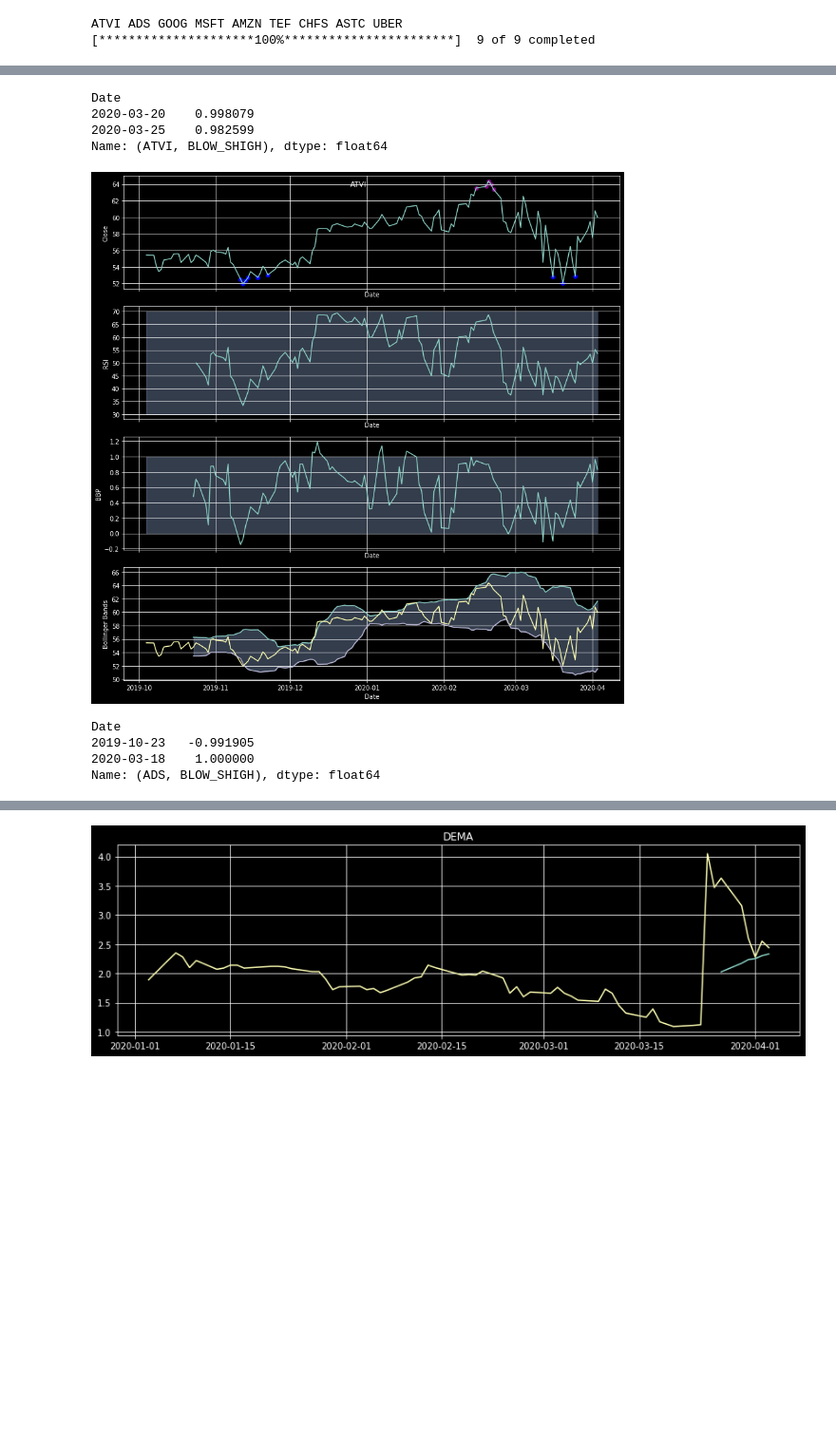
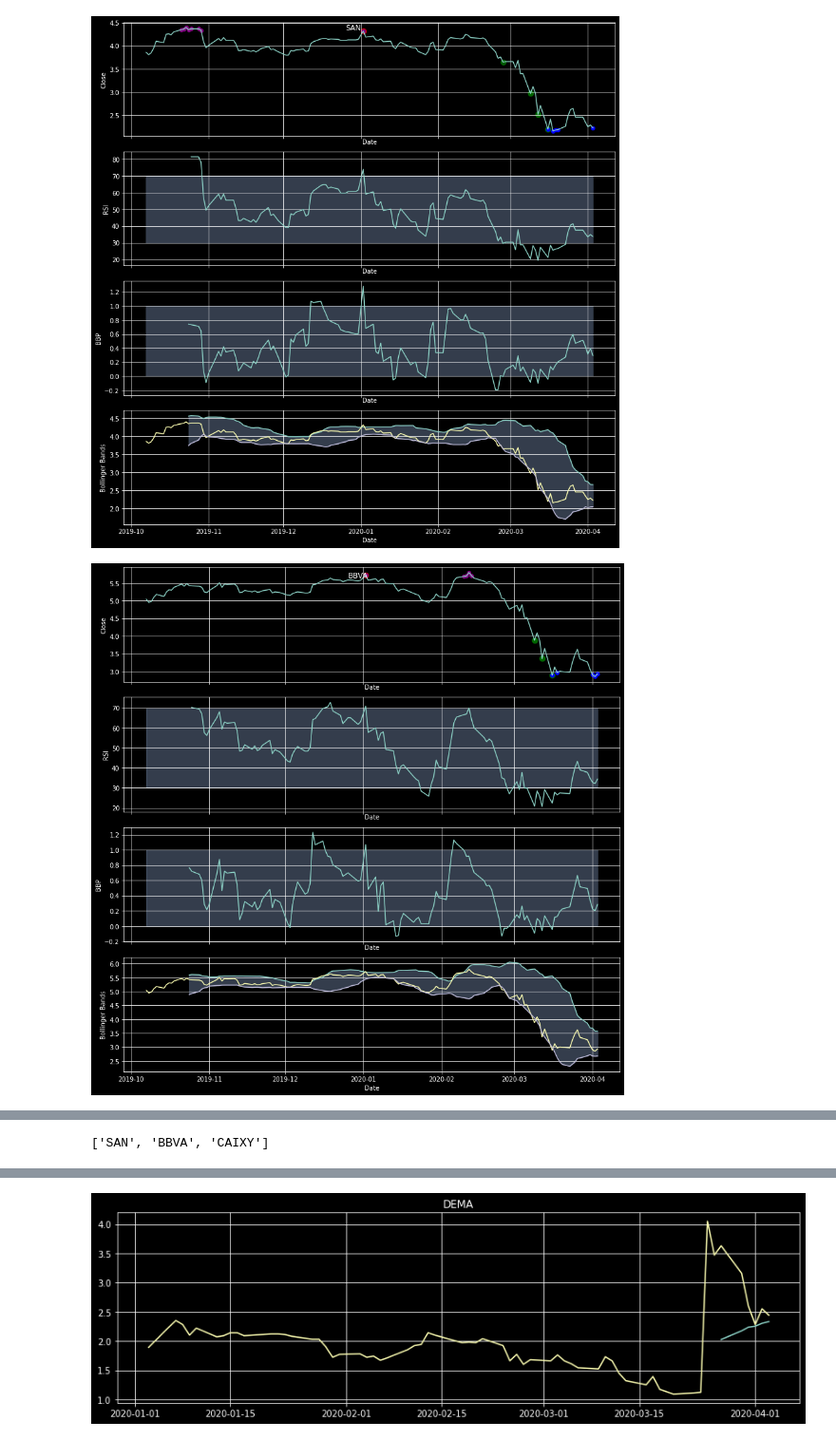
Before and after one commit to sanxlop/stocks, a Jupyter notebook: stocks_talib.ipynb, the cells around one changed output, grey strips where cells are left out. Shown at 95% size. Drawn from its saved outputs; the diff is of its cells as text; code cells hidden in the pictures; blank space fills up the shorter version.

```diff
--- a/stocks_talib.ipynb
+++ b/stocks_talib.ipynb
@@ -77,26 +77,19 @@ def add_overlap_functions(df):
         df[ticker,'WMA'] = talib.WMA(df[ticker,'Close'], timeperiod=30) # Weighted Moving Average
     return df
 
-def add_indicators_functions(df, timeperiod=14):
-    RSI_LOW_LIMIT = 30
-    RSI_UP_LIMIT = 70
-    BBP_LOW_LIMIT = 0
-    BBP_UP_LIMIT = 1
-    BLOW_SHIGH_LOW = 2
-    BLOW_SHIGH_UP = 2
-
+def add_indicators_functions(df, timeperiod, config_limits):
     for ticker in tickers_desc.keys():
         df[ticker,'BB_up'], df[ticker,'BB_mid'], df[ticker,'BB_low'] = talib.BBANDS(df[ticker,'Close'].values, timeperiod=timeperiod, nbdevup=2, nbdevdn=2, matype=0) # MA_Type.SMA
         df[ticker,'BBP'] = (df[ticker,'Close'] - df[ticker,'BB_low']) / (df[ticker,'BB_up'] - df[ticker,'BB_low'])
         df[ticker,'RSI'] = talib.RSI(df[ticker,'Close'], timeperiod=timeperiod)
 
         df[ticker,'HOLDINGS'] = 0
-        df.loc[((df[ticker,'RSI'] < RSI_LOW_LIMIT) & (df[ticker,'BBP'] < BBP_LOW_LIMIT)), (ticker,'HOLDINGS')] = df[ticker,'RSI']/100 # + price['BBP'])/2 # + Buy Green
-        df.loc[((df[ticker,'RSI'] > RSI_UP_LIMIT) & (df[ticker,'BBP'] > BBP_UP_LIMIT)), (ticker,'HOLDINGS')] = -(df[ticker,'RSI']/100) # + price['BBP'])/2 # - Sell Red
+        df.loc[((df[ticker,'RSI'] < config_limits.get('RSI_LOW_LIMIT')) & (df[ticker,'BBP'] < config_limits.get('BBP_LOW_LIMIT'))), (ticker,'HOLDINGS')] = df[ticker,'RSI']/100 # + price['BBP'])/2 # + Buy Green
+        df.loc[((df[ticker,'RSI'] > config_limits.get('RSI_UP_LIMIT')) & (df[ticker,'BBP'] > config_limits.get('BBP_UP_LIMIT'))), (ticker,'HOLDINGS')] = -(df[ticker,'RSI']/100) # + price['BBP'])/2 # - Sell Red
 
         df[ticker,'BLOW_SHIGH'] = 0
-        df.loc[(df[ticker,'Close'] < calc_num_low(df[ticker,'Close'], BLOW_SHIGH_LOW)), (ticker,'BLOW_SHIGH')] = calc_percent_low(df[ticker,'Close']) # + Buy Blue
-        df.loc[(df[ticker,'Close'] > calc_num_high(df[ticker,'Close'], BLOW_SHIGH_UP)), (ticker,'BLOW_SHIGH')] = -calc_percent_high(df[ticker,'Close']) # - Sell Purple
+        df.loc[(df[ticker,'Close'] < calc_num_low(df[ticker,'Close'], config_limits.get('BLOW_SHIGH_LOW'))), (ticker,'BLOW_SHIGH')] = calc_percent_low(df[ticker,'Close']) # + Buy Blue
+        df.loc[(df[ticker,'Close'] > calc_num_high(df[ticker,'Close'], config_limits.get('BLOW_SHIGH_UP'))), (ticker,'BLOW_SHIGH')] = -calc_percent_high(df[ticker,'Close']) # - Sell Purple
     return df
 
 def calc_num_low(df_column, percent_thr):
@@ -117,7 +110,7 @@ def calc_percent_low(df_column):
 def calc_percent_high(df_column):
     return df_column / df_column.max()
 
-def plot_result(df, ticker):
+def plot_result(df, ticker, config_limits):
     fig, (ax0, ax1, ax3, ax2) = plt.subplots(4, 1, sharex=True, figsize=(12, 12))
     plt.suptitle(ticker)
     ax0.plot(df.index, df[ticker,'Close'], label='Close')
@@ -138,13 +131,13 @@ def plot_result(df, ticker):
             ax0.scatter(x=day, y=df.loc[day, (ticker,'Close')], color='purple', alpha=1)
 
     ax1.plot(df.index, df[ticker,'RSI'], label='RSI')
-    ax1.fill_between(df.index, y1=RSI_LOW_LIMIT, y2=RSI_UP_LIMIT, color='#adccff', alpha=0.3)
+    ax1.fill_between(df.index, y1=config_limits.get('RSI_LOW_LIMIT'), y2=config_limits.get('RSI_UP_LIMIT'), color='#adccff', alpha=0.3)
     ax1.set_xlabel('Date')
     ax1.set_ylabel('RSI')
     ax1.grid()
 
     ax3.plot(df.index, df[ticker,'BBP'], label='BBP')
-    ax3.fill_between(df.index, y1=BBP_LOW_LIMIT, y2=BBP_UP_LIMIT, color='#adccff', alpha=0.3)
+    ax3.fill_between(df.index, y1=config_limits.get('BBP_LOW_LIMIT'), y2=config_limits.get('BBP_UP_LIMIT'), color='#adccff', alpha=0.3)
     ax3.set_xlabel('Date')
     ax3.set_ylabel('BBP')
     ax3.grid()
@@ -173,0 +203,4 @@ tickers_names = " ".join(tickers_desc.keys())
+# %%
+"""Get data from yfinance"""
+print(tickers_names)
+hist_downloaded = yf.download(tickers_names, period="6mo", interval="1d", start=None, end=None, actions=False, rounding=True, group_by='ticker', threads=True)
@@ -174,21 +210,22 @@ tickers_names = " ".join(tickers_desc.keys())
 # %%
-"""Get data from yfinance"""
-print(tickers_names)
-hist = yf.download(tickers_names, period="6mo", interval="1d", start=None, end=None, actions=False, rounding=True, group_by='ticker', threads=True)
 """Add extra info"""
-hist = hist[:]
+hist = hist_downloaded
 hist = add_price_transforms(df=hist)
 hist = add_overlap_functions(df=hist)
-hist = add_indicators_functions(df=hist, timeperiod=14)
+hist = add_indicators_functions(df=hist, timeperiod=14, config_limits=config_limits)
 # display(hist[['GOOG']].head(1))
 # display(hist[['GOOG']].tail(1))
-# %% [output]
-ATVI ADS GOOG MSFT AMZN TEF CHFS ASTC UBER
-[*********************100%***********************]  9 of 9 completed
 # %%
 """Display results"""
+interesting_labels = []
 for tick in tickers_desc.keys():
     bl = hist[tick, 'BLOW_SHIGH']
-    display(bl[bl != 0].tail(2))
-    plot_result(df=hist, ticker=tick)
+    filter_bl = bl.tail(5)
+    if filter_bl.any() != 0:
+        #display(bl[bl != 0])
+        interesting_labels.append(tick)
+        plot_result(df=hist, ticker=tick, config_limits=config_limits)
+print(interesting_labels)
 # %% [output]
+[figure, new version]
+[figure, new version]
@@ -195,9 +233 @@ for tick in tickers_desc.keys():
-Date
-2020-03-20    0.998079
-2020-03-25    0.982599
-Name: (ATVI, BLOW_SHIGH), dtype: float64
+['SAN', 'BBVA', 'CAIXY']
-[figure, old version]
-Date
-2019-10-23   -0.991905
-2020-03-18    1.000000
-Name: (ADS, BLOW_SHIGH), dtype: float64
```
Also changed, not shown: parts of 4 cells of this notebook.
